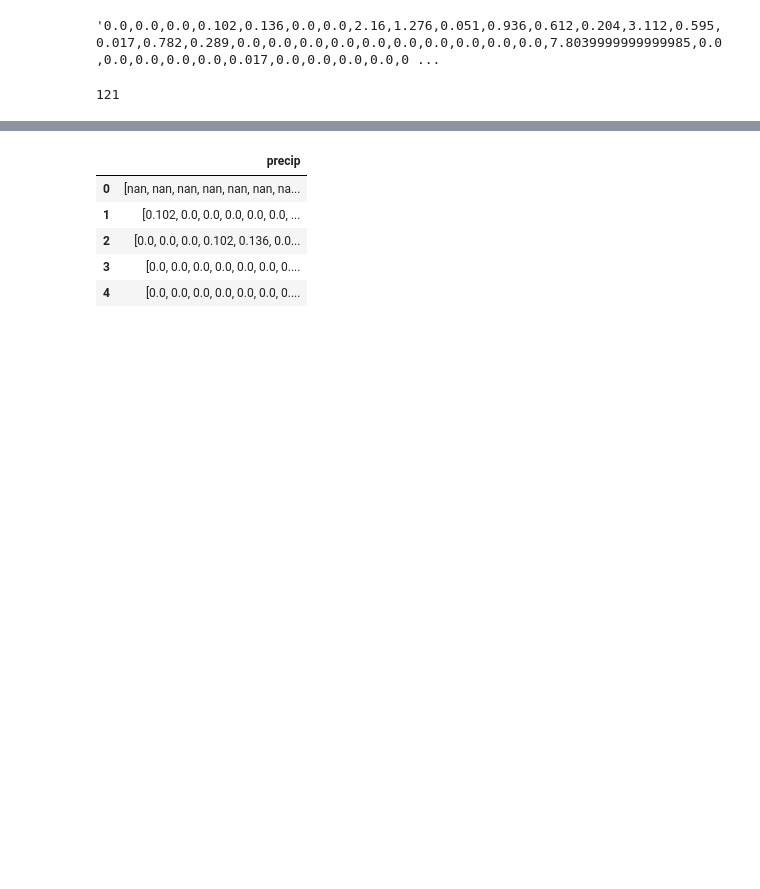
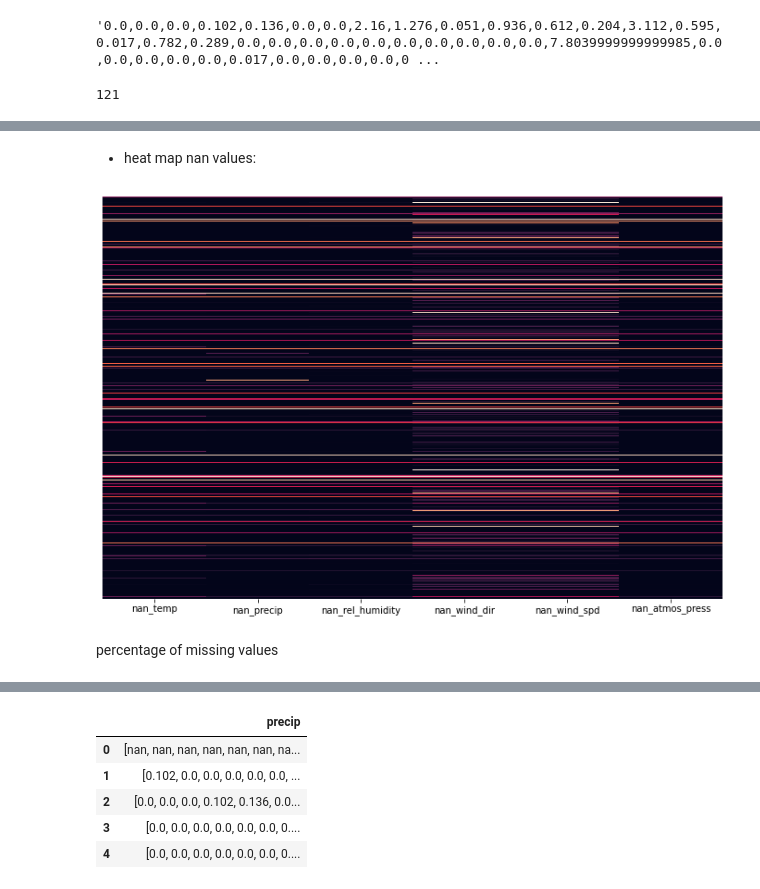
Before and after one commit to sm4rtm4art/airquality, a Jupyter notebook: alternative_EDA.ipynb, the cells around one changed output, grey strips where cells are left out. Drawn from its saved outputs; the diff is of its cells as text; code cells hidden in the pictures; blank space fills up the shorter version.

Commit message:
nan for all values

```diff
--- a/alternative_EDA.ipynb
+++ b/alternative_EDA.ipynb
@@ -48,0 +49,14 @@ len(train.precip[2])
+# %%
+list_columns = ['temp', 'precip', 'rel_humidity', 'wind_dir', 'wind_spd', 'atmos_press']
+# %%
+def count_nan(row):
+    counter = 0
+    if isinstance(row, type(list())):
+        for x in row:
+            if np.isnan(x):
+                counter += 1
+        return counter
+    else: return np.nan
+
+for col in list_columns:
+    train['nan_' + str(col)] = round(train[col].apply(count_nan))
@@ -48,0 +72,11 @@ len(train.precip[2])
+# %% [markdown]
+- heat map nan values:
+# %%
+list_columns = list_columns+ ['ID', 'location', 'target']
+plt.figure(figsize=(12, 8))
+sns.heatmap(train.drop(list_columns, axis=1), cbar=False,yticklabels=False)
+plt.show()
+# %% [output]
+[figure, added]
+# %% [markdown]
+percentage of missing values
```
Also changed, not shown: parts of 23 cells of this notebook.
